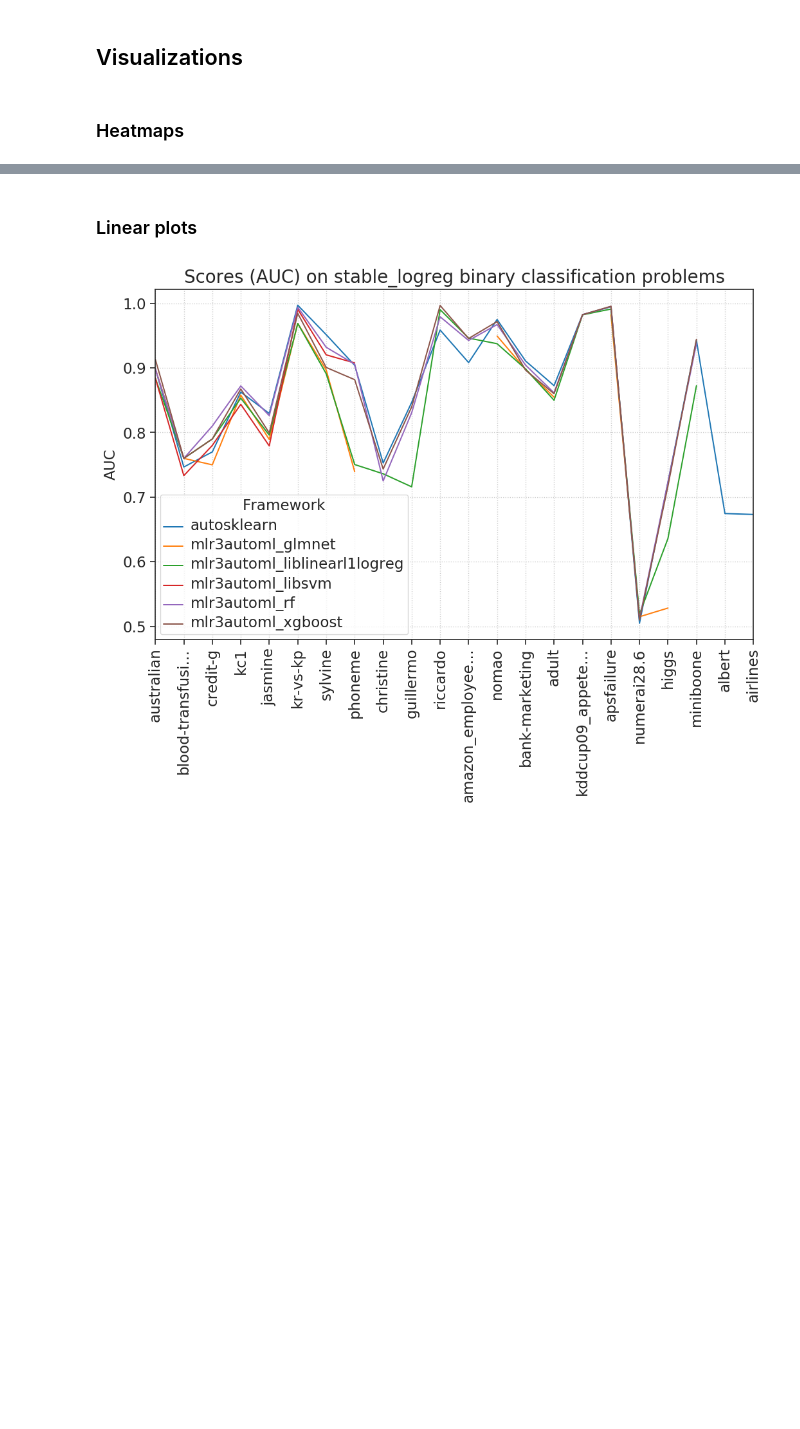
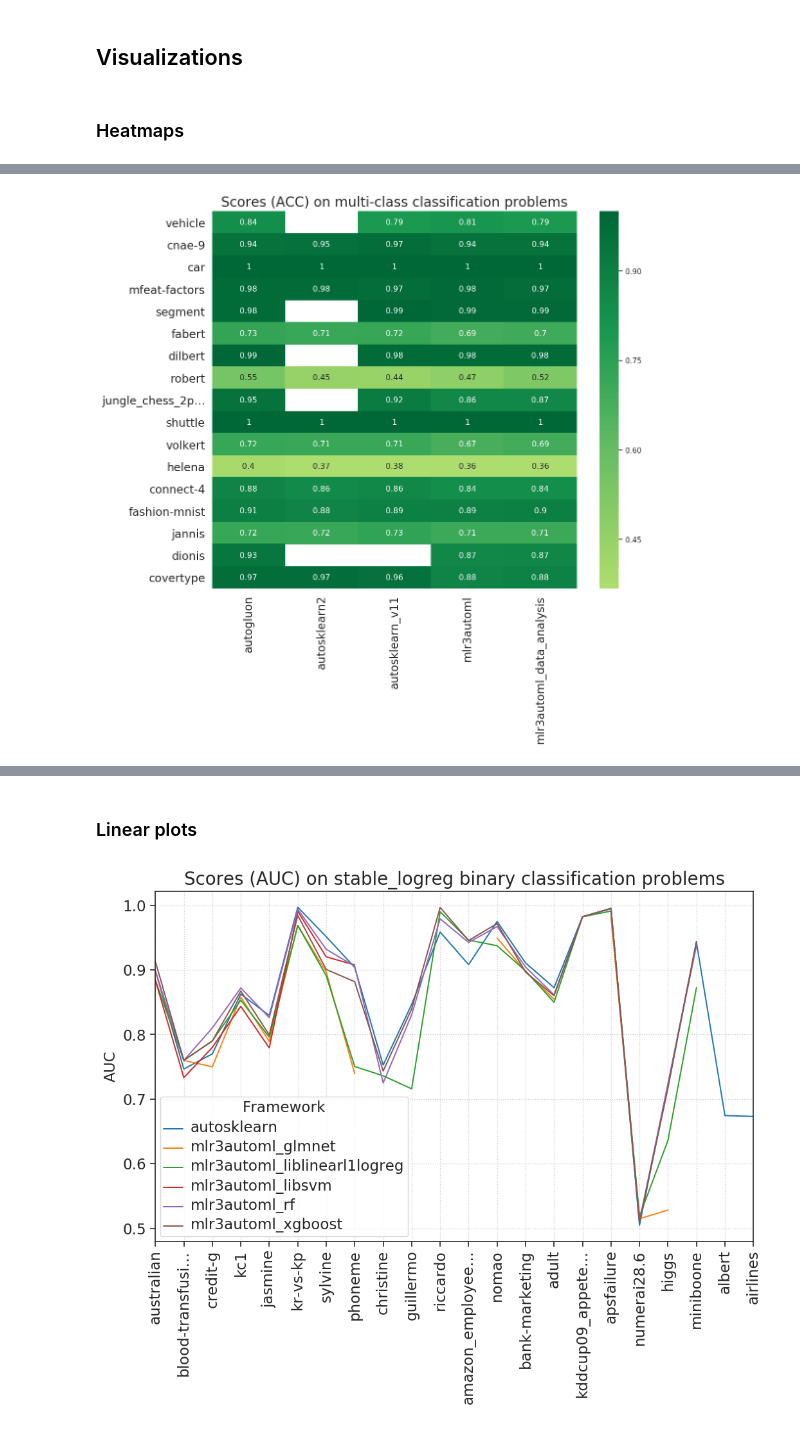
Before and after one commit to a-hanf/automlbenchmark, a Jupyter notebook: reports/reports.ipynb, the cells around one changed output, grey strips where cells are left out. Saved outputs shown, nothing was run; the diff lists cells and outputs as text; code cells hidden in the pictures; blank space fills up the shorter version.

```diff
--- a/reports/reports.ipynb
+++ b/reports/reports.ipynb
@@ -438,10 +438,12 @@ draw_score_heatmap('auc',
 # %%
-draw_score_heatmap('logloss',
+draw_score_heatmap('acc',
                    results=heatmap_results,
                    type_filter='multiclass',
                    metadata=res.metadata,
                    y_sort_by=tasks_sort_by,
                    title=f"Scores (ACC) on multi-class classification problems",
                    filename="multiclass_score_heat.png",
                    center=0);
+# %% [output]
+[figure, added]
 # %%
```
Also changed, not shown: parts of 3 cells of this notebook, 12 other files.
